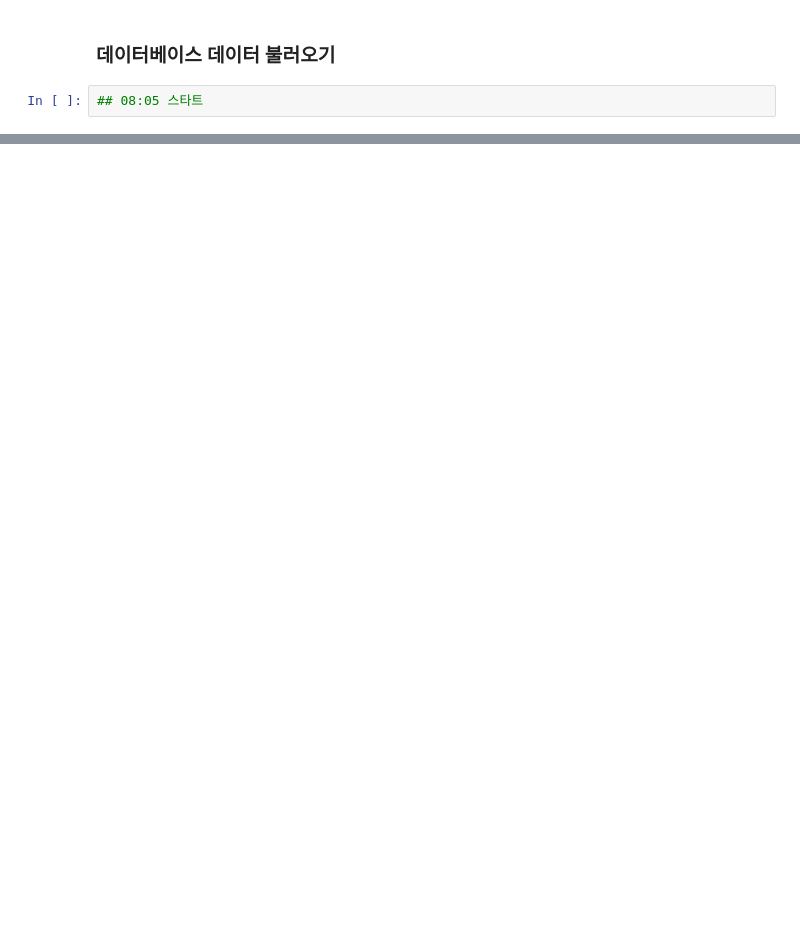
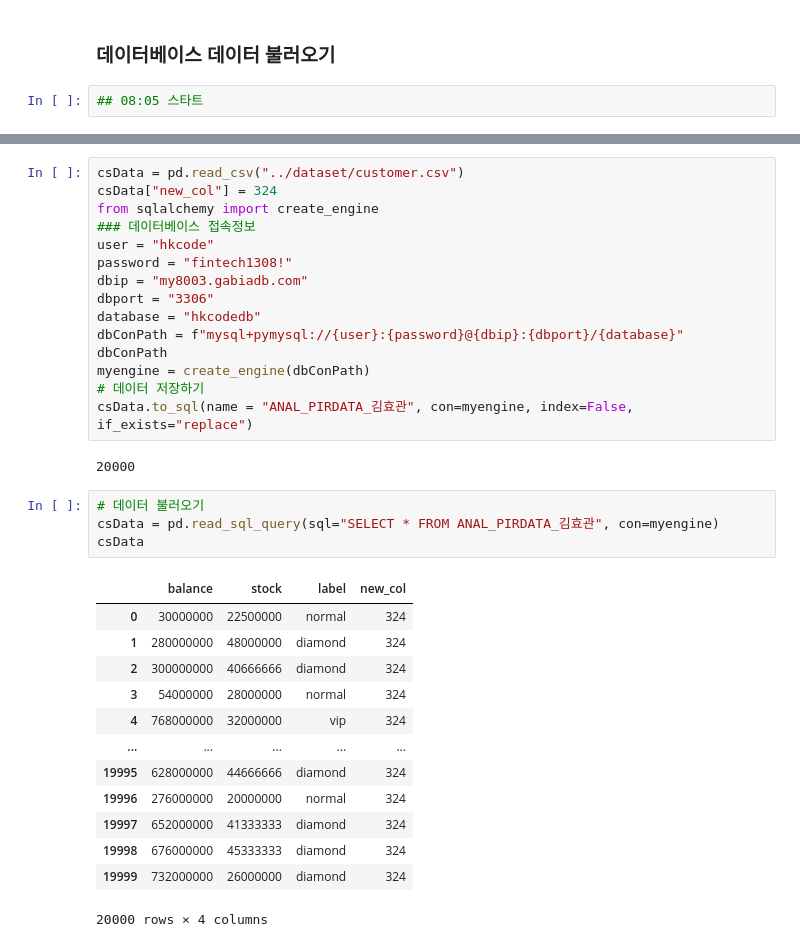
Before and after one commit to hyokwan/data_analysis_2025, a Jupyter notebook: 03. 데이터 불러오기/데이터_불러오기.ipynb, the cells around one changed output, grey strips where cells are left out. Cells and saved outputs as stored; diff of their text form; blank space fills up the shorter version.

```diff
--- a/03. 데이터 불러오기/데이터_불러오기.ipynb
+++ b/03. 데이터 불러오기/데이터_불러오기.ipynb
@@ -30,0 +60,35 @@ pirDf = pd.read_csv( pirPath, encoding = "ms949" )
+# %%
+csData = pd.read_csv("../dataset/customer.csv")
+csData["new_col"] = 324
+from sqlalchemy import create_engine
+### 데이터베이스 접속정보
+user = "hkcode"
+password = "fintech1308!"
+dbip = "my8003.gabiadb.com"
+dbport = "3306"
+database = "hkcodedb"
+dbConPath = f"mysql+pymysql://{user}:{password}@{dbip}:{dbport}/{database}"
+dbConPath
+myengine = create_engine(dbConPath)
+# 데이터 저장하기
+csData.to_sql(name = "ANAL_PIRDATA_김효관", con=myengine, index=False, if_exists="replace")
+# %% [output]
+20000
+# %%
+# 데이터 불러오기
+csData = pd.read_sql_query(sql="SELECT * FROM ANAL_PIRDATA_김효관", con=myengine)
+csData
+# %% [output]
+|  | balance | stock | label | new_col |
+| 0 | 30000000 | 22500000 | normal | 324 |
+| 1 | 280000000 | 48000000 | diamond | 324 |
+| 2 | 300000000 | 40666666 | diamond | 324 |
+| 3 | 54000000 | 28000000 | normal | 324 |
+| 4 | 768000000 | 32000000 | vip | 324 |
+| ... | ... | ... | ... | ... |
+| 19995 | 628000000 | 44666666 | diamond | 324 |
+| 19996 | 276000000 | 20000000 | normal | 324 |
+| 19997 | 652000000 | 41333333 | diamond | 324 |
+| 19998 | 676000000 | 45333333 | diamond | 324 |
+| 19999 | 732000000 | 26000000 | diamond | 324 |
+20000 rows × 4 columns
```
Also changed, not shown: parts of 5 cells of this notebook.
